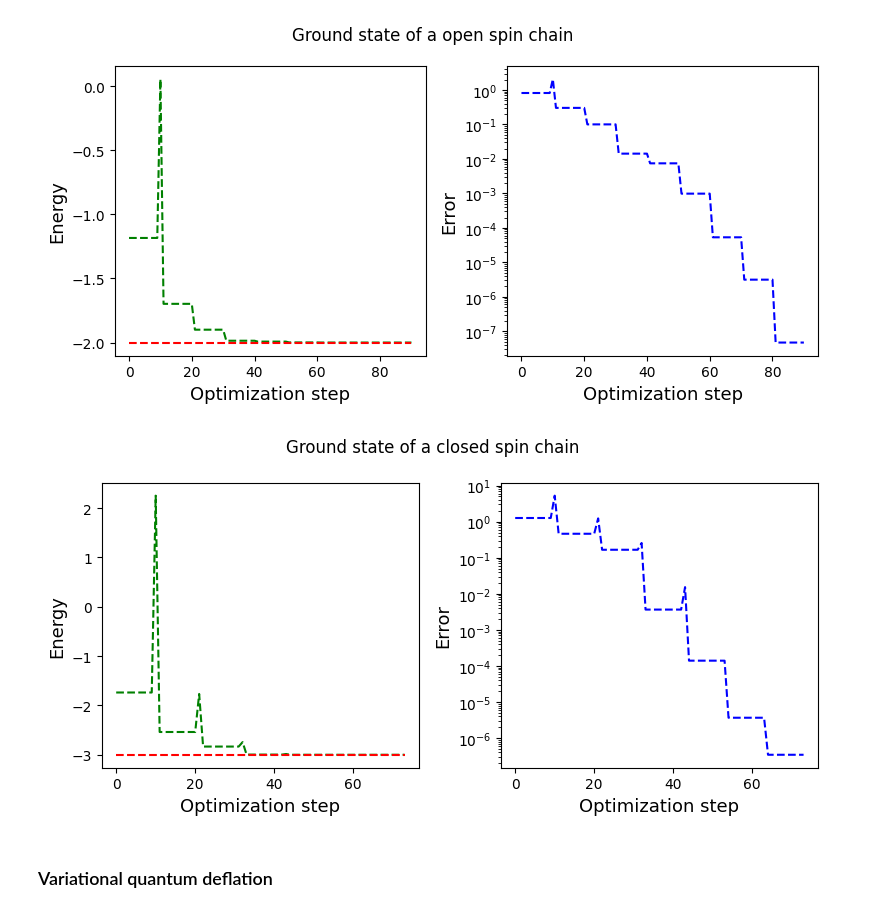
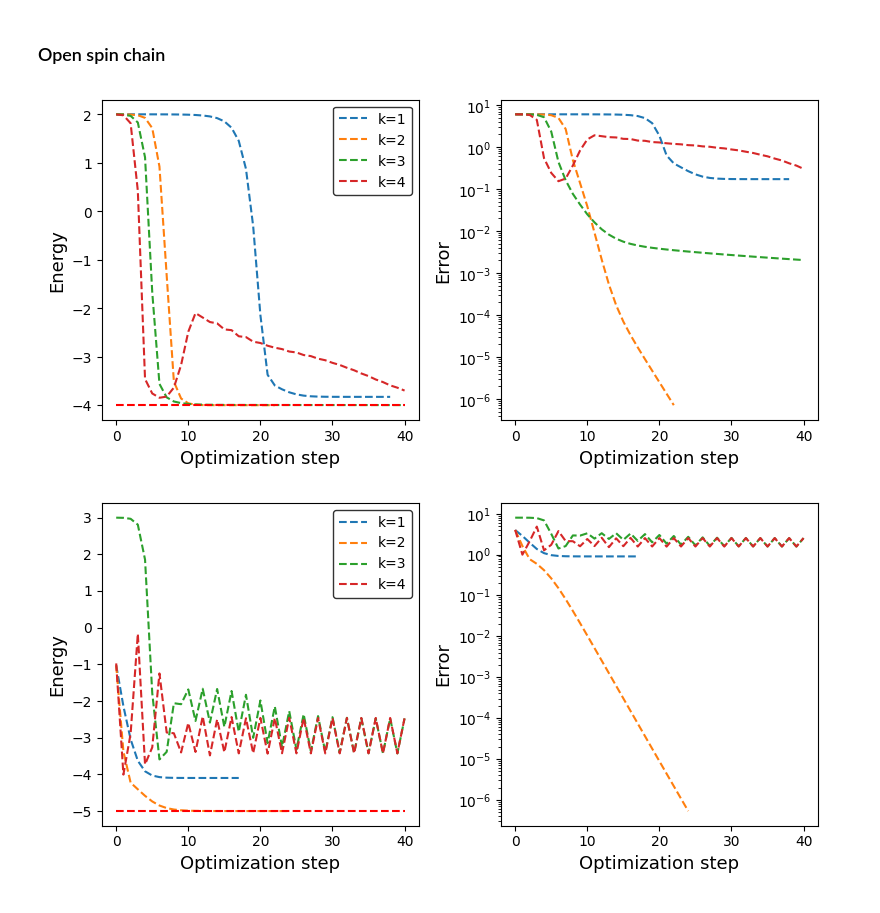
Before and after one commit to javinoram/VqePy, a Jupyter notebook: demos/Spin.ipynb, the cells around one changed output. Cells and saved outputs as stored; diff of their text form; code cells hidden in the pictures.

```diff
--- a/demos/Spin.ipynb
+++ b/demos/Spin.ipynb
@@ -34,28 +47,2 @@ spin_chain.set_group_characteristics()
-# %%
-ansatz_params = {
-    "repetitions": 3,
-    "base": "default.qubit",
-    "backend": None,
-    "interface": "autograd",
-    "shots": 1000.0,
-    "token": None,
-    "pattern": "chain"
-}
-
-spin_chain.set_device(ansatz_params)
-spin_chain.set_node(ansatz_params)
-
-rep = ansatz_params["repetitions"]
-number = (spin_chain.qubits)*rep
-# %%
-minimizate_params = {
-    "type": "SLSQP",
-    "maxiter": 100,
-    "tol": 0.000001,
-    "number": spin_chain.qubits*ansatz_params["repetitions"]}
-
-# Ejecucion del optimizador para calcular los niveles
-# de energia
-
-optimizer = scipy_optimizer(minimizate_params)
-energy, optimum = optimizer.VQE(spin_chain.cost_function)
+# %% [markdown]
+### Open spin chain
@@ -62,19 +80,22 @@ energy, optimum = optimizer.VQE(spin_chain.cost_function)
 # %%
+ee = ee1
+
 fig, ax = plt.subplots(1, 2, figsize=(8,4),)
 ax[0].set_xlabel("Optimization step", fontsize=13)
 ax[0].set_ylabel("Energy", fontsize=13)
 
 ax[1].set_xlabel("Optimization step", fontsize=13)
 ax[1].set_ylabel("Error", fontsize=13)
+aux = max( [len(i) for i in valores] )
 
-fig.suptitle('Ground state of a open spin chain', fontsize=12)
+for i, val in enumerate(valores):
+    ax[0].plot([j for j in range(len(val))], val, ls="dashed", label="k="+str(i+1))
+    ax[1].plot([i for i in range(len(val))], [np.abs(val[j] -ee[0]) for j in range(len(val))], ls="dashed")
+ax[0].plot([j for j in range( aux ) ], [ee[0] for j in range(aux)], "r", ls="dashed")
+ax[1].set_yscale("log")
 
-ax[0].plot([i for i in range(len(energy))], energy, "g", ls="dashed")
-ax[0].plot([i for i in range(len(energy))], [ee1[0] for i in range(len(energy))], "r", ls="dashed")
-
-ax[1].plot([i for i in range(len(energy))], [np.abs(energy[i] -ee1[0]) for i in range(len(energy))], "b", ls="dashed")
-ax[1].set_yscale("log")
+ax[0].legend(loc="upper right", fontsize='medium',frameon=True, edgecolor='k', ncol=1)
 fig.tight_layout()
 plt.show()
 # %% [output]
-[figure, old version]
+[figure, new version]
@@ -119,21 +133,22 @@ energy, optimum = optimizer.VQE(spin_chain.cost_function)
 # %%
+ee = ee2
+
 fig, ax = plt.subplots(1, 2, figsize=(8,4),)
 ax[0].set_xlabel("Optimization step", fontsize=13)
 ax[0].set_ylabel("Energy", fontsize=13)
 
 ax[1].set_xlabel("Optimization step", fontsize=13)
 ax[1].set_ylabel("Error", fontsize=13)
+aux = max( [len(i) for i in valores] )
 
-fig.suptitle('Ground state of a closed spin chain', fontsize=12)
+for i, val in enumerate(valores):
+    ax[0].plot([j for j in range(len(val))], val, ls="dashed", label="k="+str(i+1))
+    ax[1].plot([i for i in range(len(val))], [np.abs(val[j] -ee[0]) for j in range(len(val))], ls="dashed")
+ax[0].plot([j for j in range( aux ) ], [ee[0] for j in range(aux)], "r", ls="dashed")
+ax[1].set_yscale("log")
 
-ax[0].plot([i for i in range(len(energy))], energy, "g", ls="dashed")
-ax[0].plot([i for i in range(len(energy))], [ee2[0] for i in range(len(energy))], "r", ls="dashed")
-
-ax[1].plot([i for i in range(len(energy))], [np.abs(energy[i] -ee2[0]) for i in range(len(energy))], "b", ls="dashed")
-ax[1].set_yscale("log")
+ax[0].legend(loc="upper right", fontsize='medium',frameon=True, edgecolor='k', ncol=1)
 fig.tight_layout()
 plt.show()
 # %% [output]
-[figure, old version]
+[figure, new version]
-# %% [markdown]
-### Variational quantum deflation
```
Also changed, not shown: parts of 24 cells of this notebook, 10 other files.
